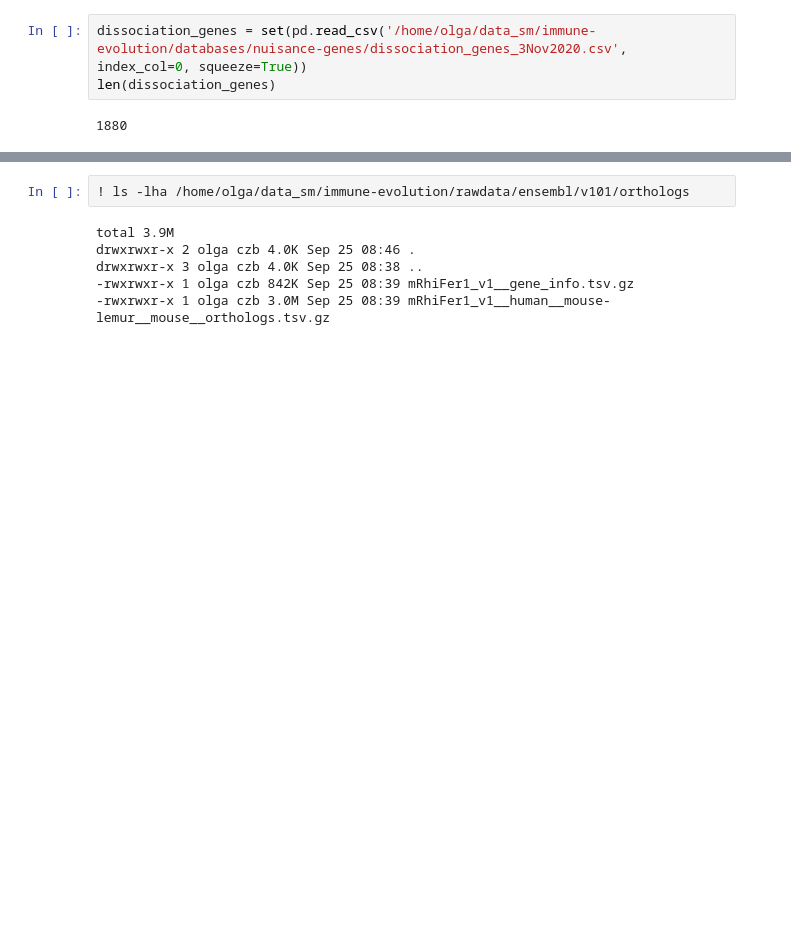
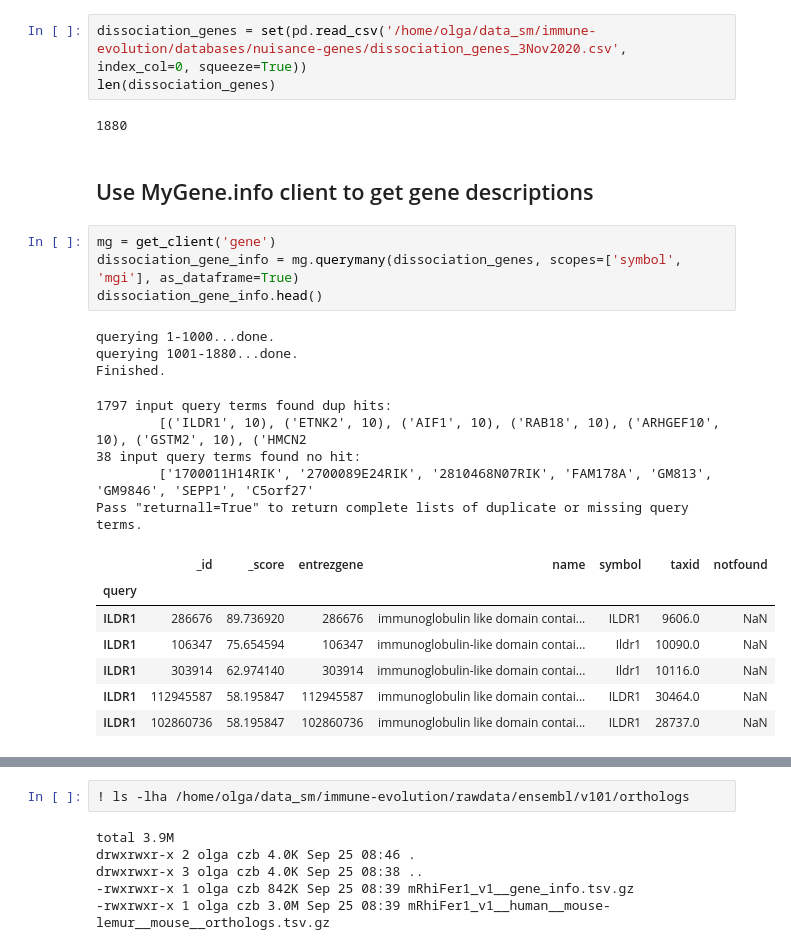
Before and after one commit to czbiohub-sf/scrnaseq-for-the-99-percent, a Jupyter notebook: notebooks/113_create_dissociation_gene_signature.ipynb, the cells around one changed output, grey strips where cells are left out. Saved outputs shown, nothing was run; the diff lists cells and outputs as text; blank space fills up the shorter version.

```diff
--- a/notebooks/113_create_dissociation_gene_signature.ipynb
+++ b/notebooks/113_create_dissociation_gene_signature.ipynb
@@ -12,3 +37,25 @@ dissociation_genes = set(pd.read_csv('/home/olga/data_sm/immune-evolution/databa
 len(dissociation_genes)
 # %% [output]
 1880
+# %% [markdown]
+## Use MyGene.info client to get gene descriptions
+# %%
+mg = get_client('gene')
+dissociation_gene_info = mg.querymany(dissociation_genes, scopes=['symbol', 'mgi'], as_dataframe=True)
+dissociation_gene_info.head()
+# %% [output]
+querying 1-1000...done.
+querying 1001-1880...done.
+Finished.
+1797 input query terms found dup hits:
+        [('ILDR1', 10), ('ETNK2', 10), ('AIF1', 10), ('RAB18', 10), ('ARHGEF10', 10), ('GSTM2', 10), ('HMCN2
+38 input query terms found no hit:
+        ['1700011H14RIK', '2700089E24RIK', '2810468N07RIK', 'FAM178A', 'GM813', 'GM9846', 'SEPP1', 'C5orf27'
+Pass "returnall=True" to return complete lists of duplicate or missing query terms.
+|  | _id | _score | entrezgene | name | symbol | taxid | notfound |
+| query |  |  |  |  |  |  |  |
+| ILDR1 | 286676 | 89.736920 | 286676 | immunoglobulin like domain contai... | ILDR1 | 9606.0 | NaN |
+| ILDR1 | 106347 | 75.654594 | 106347 | immunoglobulin-like domain contai... | Ildr1 | 10090.0 | NaN |
+| ILDR1 | 303914 | 62.974140 | 303914 | immunoglobulin-like domain contai... | Ildr1 | 10116.0 | NaN |
+| ILDR1 | 112945587 | 58.195847 | 112945587 | immunoglobulin like domain contai... | ILDR1 | 30464.0 | NaN |
+| ILDR1 | 102860736 | 58.195847 | 102860736 | immunoglobulin like domain contai... | ILDR1 | 28737.0 | NaN |
```
Also changed, not shown: parts of 43 cells of this notebook, 21 other files.
